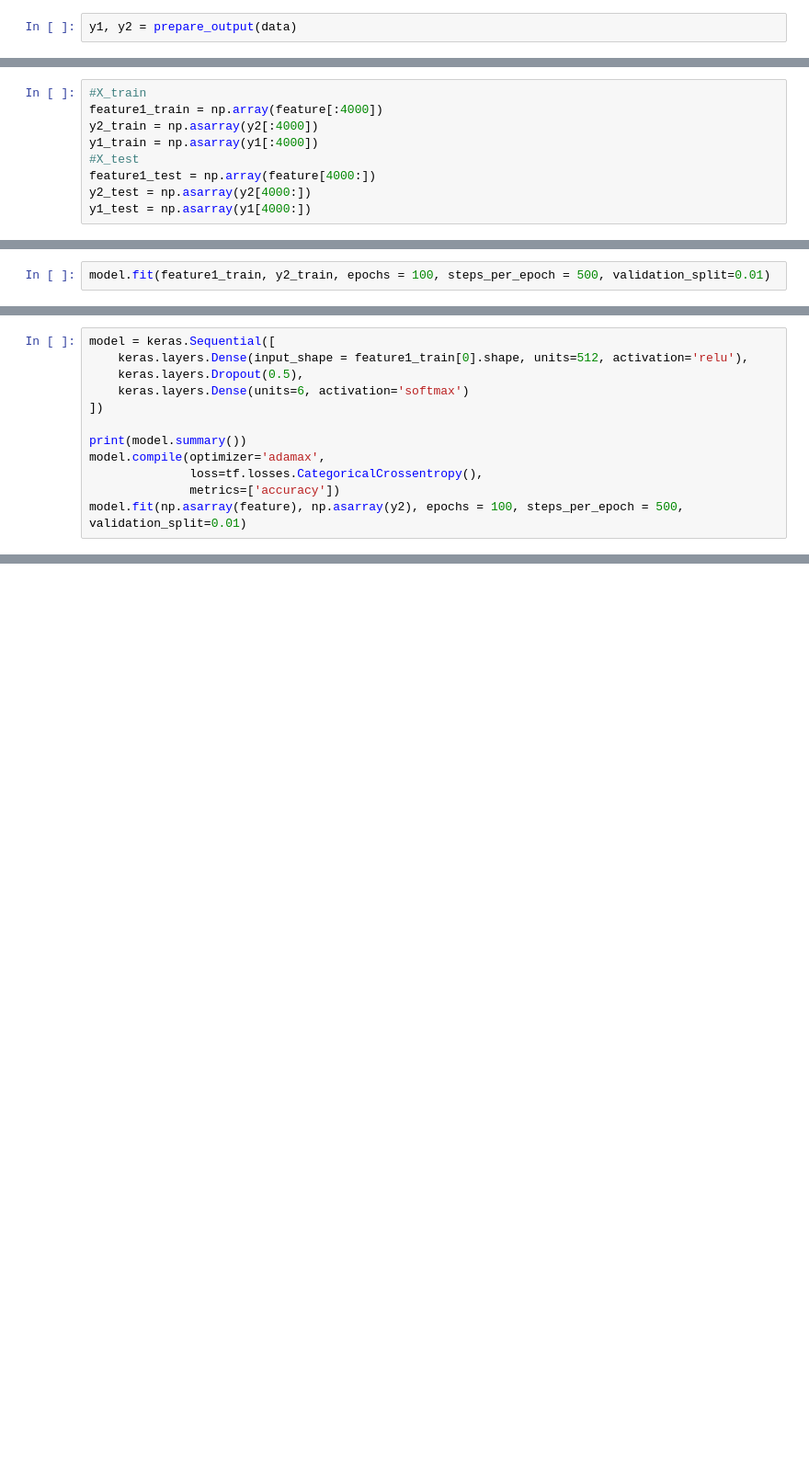
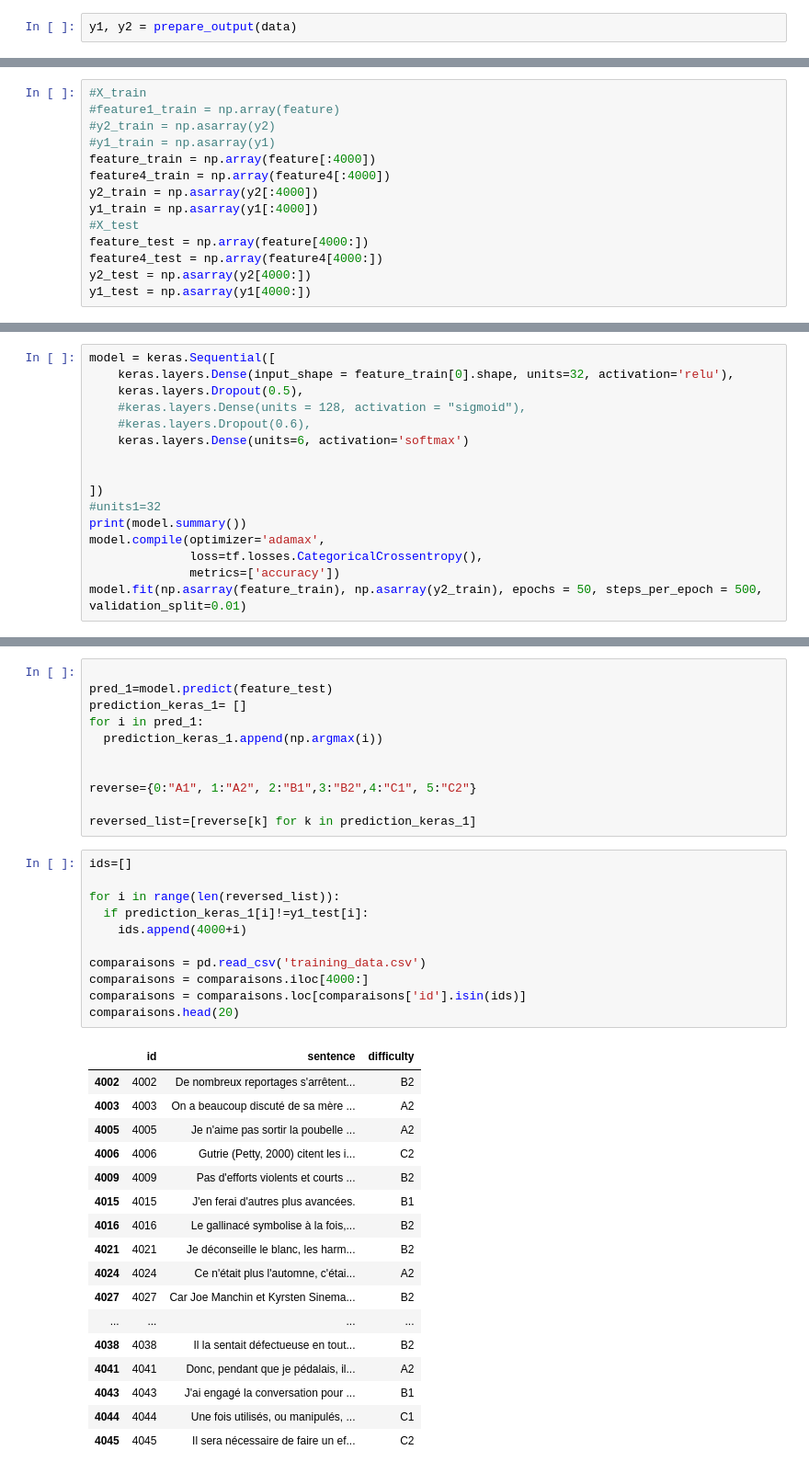
Before and after one commit to TADY25/Project, a Jupyter notebook: Phrase_level_classification_1.ipynb, the cells around one changed output, grey strips where cells are left out. Shown at 92% size. Saved outputs shown, nothing was run; the diff lists cells and outputs as text; blank space fills up the shorter version.

```diff
--- a/Phrase_level_classification_1.ipynb
+++ b/Phrase_level_classification_1.ipynb
@@ -125,9 +172,14 @@ print(y1, y2)
 # %%
 #X_train
-feature1_train = np.array(feature[:4000])
+#feature1_train = np.array(feature)
+#y2_train = np.asarray(y2)
+#y1_train = np.asarray(y1)
+feature_train = np.array(feature[:4000])
+feature4_train = np.array(feature4[:4000])
 y2_train = np.asarray(y2[:4000])
 y1_train = np.asarray(y1[:4000])
 #X_test
-feature1_test = np.array(feature[4000:])
+feature_test = np.array(feature[4000:])
+feature4_test = np.array(feature4[4000:])
 y2_test = np.asarray(y2[4000:])
 y1_test = np.asarray(y1[4000:])
@@ -146,2 +236,0 @@ model.compile(optimizer='adamax',
-# %%
-model.fit(feature1_train, y2_train, epochs = 100, steps_per_epoch = 500, validation_split=0.01)
@@ -208,12 +340,16 @@ evaluate(y1_test, y_pred)
 # %%
 model = keras.Sequential([
-    keras.layers.Dense(input_shape = feature1_train[0].shape, units=512, activation='relu'),
+    keras.layers.Dense(input_shape = feature_train[0].shape, units=32, activation='relu'),
     keras.layers.Dropout(0.5),
+    #keras.layers.Dense(units = 128, activation = "sigmoid"),
+    #keras.layers.Dropout(0.6),
     keras.layers.Dense(units=6, activation='softmax')
+
+
 ])
-
+#units1=32
 print(model.summary())
 model.compile(optimizer='adamax',
               loss=tf.losses.CategoricalCrossentropy(),
               metrics=['accuracy'])
-model.fit(np.asarray(feature), np.asarray(y2), epochs = 100, steps_per_epoch = 500, validation_split=0.01)
+model.fit(np.asarray(feature_train), np.asarray(y2_train), epochs = 50, steps_per_epoch = 500, validation_split=0.01)
@@ -219,0 +380,40 @@ model.fit(np.asarray(feature), np.asarray(y2), epochs = 100, steps_per_epoch = 5
+# %%
+
+pred_1=model.predict(feature_test)
+prediction_keras_1= []
+for i in pred_1:
+  prediction_keras_1.append(np.argmax(i))
+
+
+reverse={0:"A1", 1:"A2", 2:"B1",3:"B2",4:"C1", 5:"C2"}
+
+reversed_list=[reverse[k] for k in prediction_keras_1]
+# %%
+ids=[]
+
+for i in range(len(reversed_list)):
+  if prediction_keras_1[i]!=y1_test[i]:
+    ids.append(4000+i)
+
+comparaisons = pd.read_csv('training_data.csv')
+comparaisons = comparaisons.iloc[4000:]
+comparaisons = comparaisons.loc[comparaisons['id'].isin(ids)]
+comparaisons.head(20)
+# %% [output]
+|  | id | sentence | difficulty |
+| 4002 | 4002 | De nombreux reportages s'arrêtent... | B2 |
+| 4003 | 4003 | On a beaucoup discuté de sa mère ... | A2 |
+| 4005 | 4005 | Je n'aime pas sortir la poubelle ... | A2 |
+| 4006 | 4006 | Gutrie (Petty, 2000) citent les i... | C2 |
+| 4009 | 4009 | Pas d'efforts violents et courts ... | B2 |
+| 4015 | 4015 | J'en ferai d'autres plus avancées. | B1 |
+| 4016 | 4016 | Le gallinacé symbolise à la fois,... | B2 |
+| 4021 | 4021 | Je déconseille le blanc, les harm... | B2 |
+| 4024 | 4024 | Ce n'était plus l'automne, c'étai... | A2 |
+| 4027 | 4027 | Car Joe Manchin et Kyrsten Sinema... | B2 |
+| ... | ... | ... | ... |
+| 4038 | 4038 | Il la sentait défectueuse en tout... | B2 |
+| 4041 | 4041 | Donc, pendant que je pédalais, il... | A2 |
+| 4043 | 4043 | J'ai engagé la conversation pour ... | B1 |
+| 4044 | 4044 | Une fois utilisés, ou manipulés, ... | C1 |
+| 4045 | 4045 | Il sera nécessaire de faire un ef... | C2 |
```
Also changed, not shown: parts of 29 cells of this notebook.
